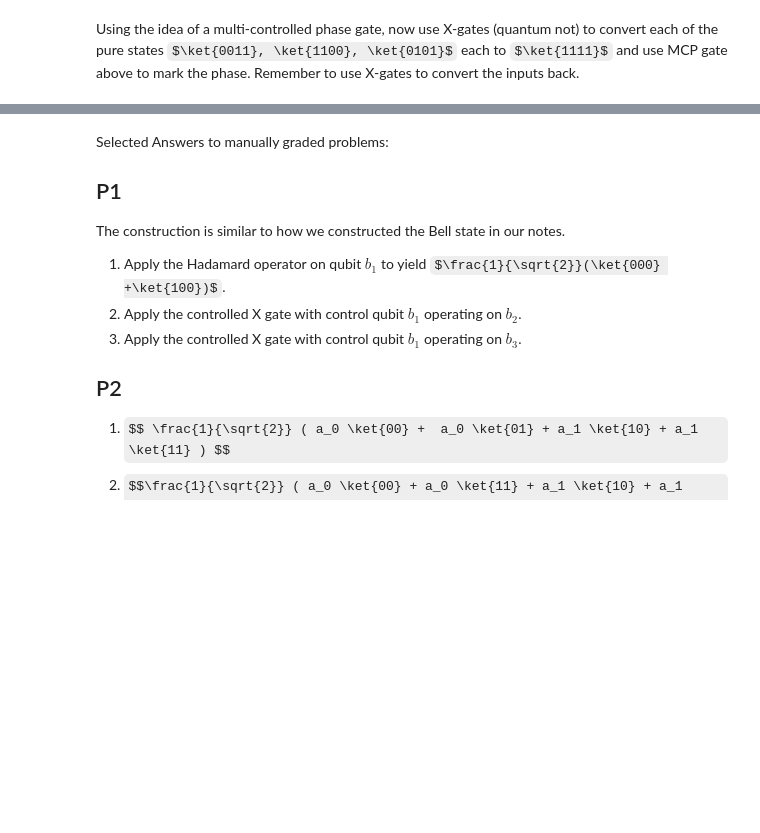
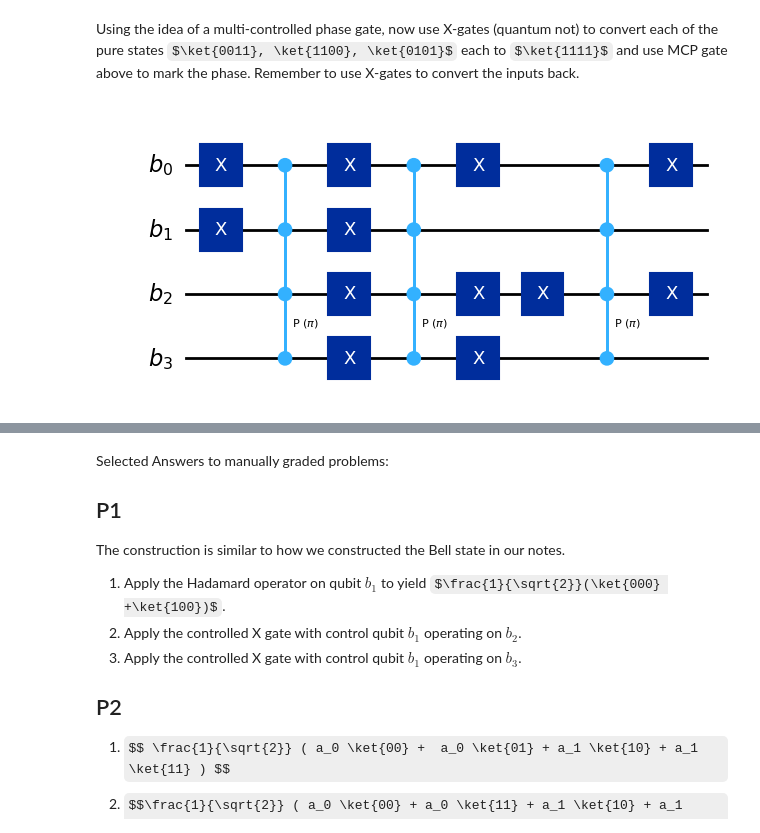
Before and after one commit to alimohammed1624/cu-boulder-ms-cs, a Jupyter notebook: algorithms/ads-rsa-qa/ProgrammingAssignmentWeek2/Assignment2.ipynb, the cells around one changed output, grey strips where cells are left out. Cells and saved outputs as stored; diff of their text form; code cells hidden in the pictures; some formulas as TeX source; blank space fills up the shorter version.

```diff
--- a/algorithms/ads-rsa-qa/ProgrammingAssignmentWeek2/Assignment2.ipynb
+++ b/algorithms/ads-rsa-qa/ProgrammingAssignmentWeek2/Assignment2.ipynb
@@ -272,16 +320,35 @@ Using the idea of a multi-controlled phase gate, now use X-gates (quantum not) t
 # %%
 from qiskit import QuantumRegister, QuantumCircuit
 from numpy import pi
 def mark_pure_states(qc, b0 , b1, b2, b3):
     # mark the components corresponding to the pure states |0011> , |1100>, |0101>
     # your code here
-    raise NotImplementedError
+    qc.x(b0)
+    qc.x(b1)
+    qc.mcp(pi, [b0, b1, b2], b3)
+    qc.x(b1)
+    qc.x(b0)
+
+    qc.x(b2)
+    qc.x(b3)
+    qc.mcp(pi, [b0, b1, b2], b3)
+    qc.x(b3)
+    qc.x(b2)
+
+    qc.x(b0)
+    qc.x(b2)
+    qc.mcp(pi, [b0, b1, b2], b3)
+    qc.x(b2)
+    qc.x(b0)
+    # raise NotImplementedError
 
 
 b = QuantumRegister(4, 'b')
 qc = QuantumCircuit(b)
 mark_pure_states(qc, b[0], b[1], b[2], b[3])
 qc.draw('mpl', style='iqp')
+# %% [output]
+[figure, added]
 # %%
 from qiskit import QuantumCircuit, QuantumRegister, Aer, execute
 b = QuantumRegister(4, 'b')
```
Also changed, not shown: parts of 9 cells of this notebook, 8 other files.
